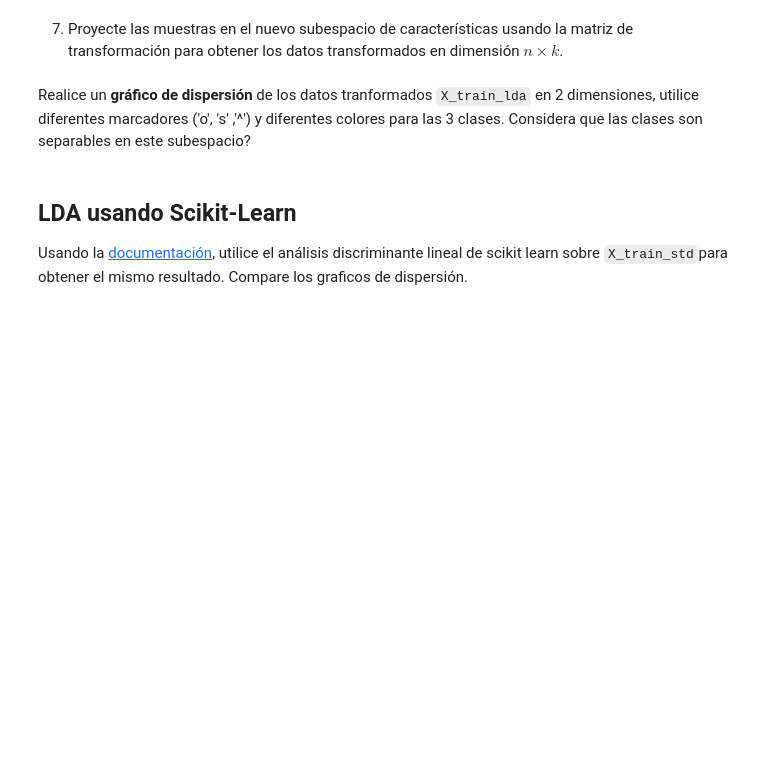
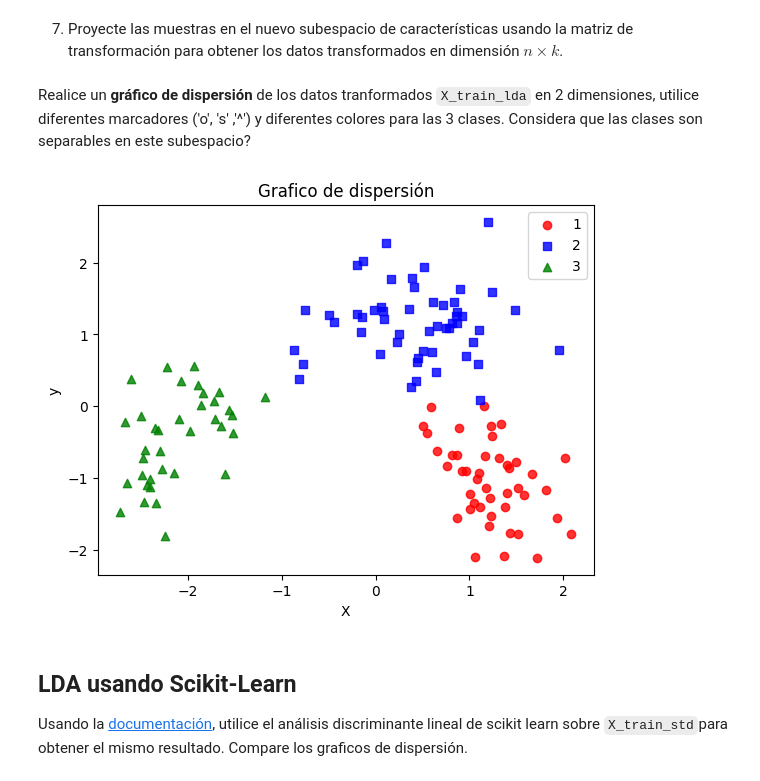
Before and after one commit to DinoMondino/IA, a Jupyter notebook: 4_KNN-SVM-LDA/AnalisisDiscriminanteLineal.ipynb, the cells around one changed output. Cells and saved outputs as stored; diff of their text form; code cells hidden in the pictures; blank space fills up the shorter version.

```diff
--- a/4_KNN-SVM-LDA/AnalisisDiscriminanteLineal.ipynb
+++ b/4_KNN-SVM-LDA/AnalisisDiscriminanteLineal.ipynb
@@ -195,6 +195,22 @@ Realice un **gráfico de dispersión** de los datos tranformados `X_train_lda` e
 # %%
 colors = ['r', 'b', 'g']
 markers = ['o', 's', '^']
+
+for x, cl in enumerate(np.unique(y_train)):
+    plt.scatter(x = X_train_lda[y_train == cl, 0],
+                y = X_train_lda[y_train == cl, 1],
+                alpha=0.8,
+                c = colors[x],
+                marker = markers[x],
+                label = cl)
+
+plt.xlabel("X")
+plt.ylabel("y")
+plt.legend(loc="upper right")
+plt.title("Grafico de dispersión")
+plt.show()
+# %% [output]
+[figure, added]
 # %% [markdown]
 ## LDA usando Scikit-Learn
 
```
Also changed, not shown: parts of 3 cells of this notebook.
